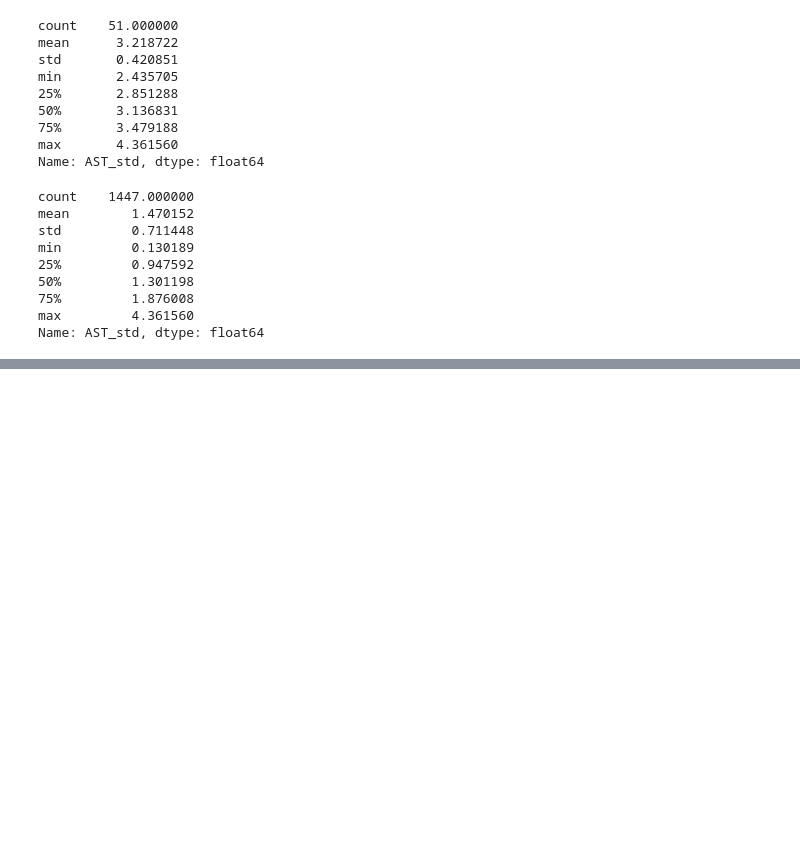
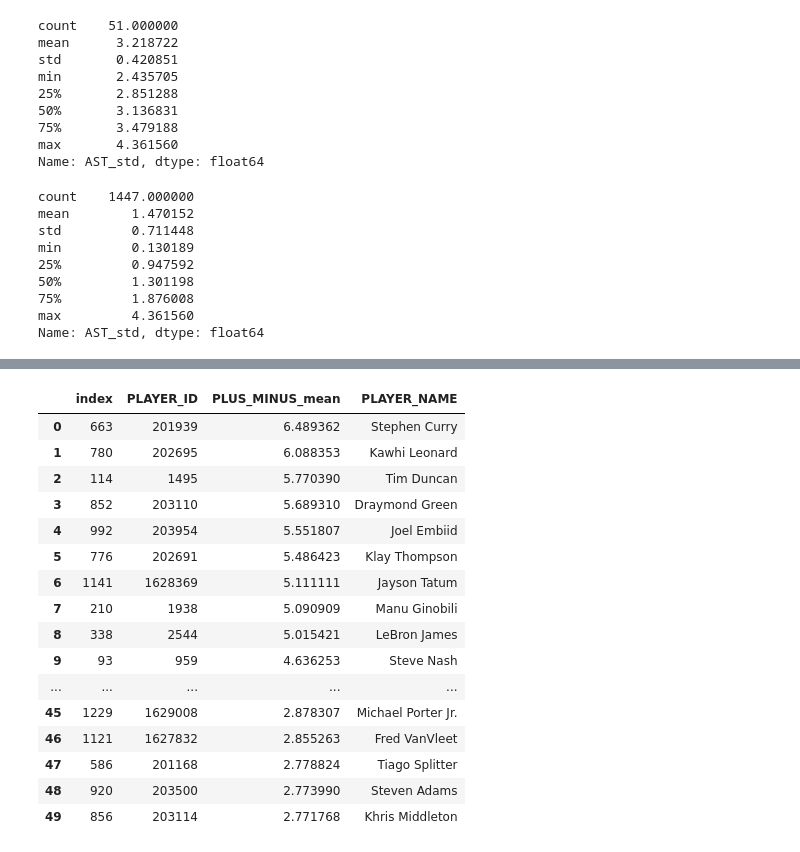
Before and after one commit to TZDSGeek/Project_1, a Jupyter notebook: NBA Analysis - Assists and Plus Minus.ipynb, the cells around one changed output, grey strips where cells are left out. Cells and saved outputs as stored; diff of their text form; code cells hidden in the pictures; blank space fills up the shorter version.

```diff
--- a/NBA Analysis - Assists and Plus Minus.ipynb
+++ b/NBA Analysis - Assists and Plus Minus.ipynb
@@ -540,2 +544,30 @@ Name: AST_std, dtype: float64
 # %%
 #Calculate box and whisper plot
+# %%
+#Perform same calculations for +/- across league
+#Calculating +/- standard dev with this limited set of players
+plusminus_avg_filtered = filtered_player_df.groupby('PLAYER_ID').agg({'PLUS_MINUS':'mean', 'PLAYER_NAME':'first'}).reset_index()
+plusminus_avg_filtered = plusminus_avg_filtered.rename(columns={"PLUS_MINUS": "PLUS_MINUS_mean"})
+plusminus_avg_filtered
+
+# Sort this from smallest to largest to find the top performers in this category
+top_performers_plusminus = plusminus_avg_filtered.sort_values(by='PLUS_MINUS_mean', ascending=False).reset_index()
+top_performers_plusminus.head(50)
+# %% [output]
+|  | index | PLAYER_ID | PLUS_MINUS_mean | PLAYER_NAME |
+| 0 | 663 | 201939 | 6.489362 | Stephen Curry |
+| 1 | 780 | 202695 | 6.088353 | Kawhi Leonard |
+| 2 | 114 | 1495 | 5.770390 | Tim Duncan |
+| 3 | 852 | 203110 | 5.689310 | Draymond Green |
+| 4 | 992 | 203954 | 5.551807 | Joel Embiid |
+| 5 | 776 | 202691 | 5.486423 | Klay Thompson |
+| 6 | 1141 | 1628369 | 5.111111 | Jayson Tatum |
+| 7 | 210 | 1938 | 5.090909 | Manu Ginobili |
+| 8 | 338 | 2544 | 5.015421 | LeBron James |
+| 9 | 93 | 959 | 4.636253 | Steve Nash |
+| ... | ... | ... | ... | ... |
+| 45 | 1229 | 1629008 | 2.878307 | Michael Porter Jr. |
+| 46 | 1121 | 1627832 | 2.855263 | Fred VanVleet |
+| 47 | 586 | 201168 | 2.778824 | Tiago Splitter |
+| 48 | 920 | 203500 | 2.773990 | Steven Adams |
+| 49 | 856 | 203114 | 2.771768 | Khris Middleton |
```
Also changed, not shown: parts of 12 cells of this notebook, 2 other files.
